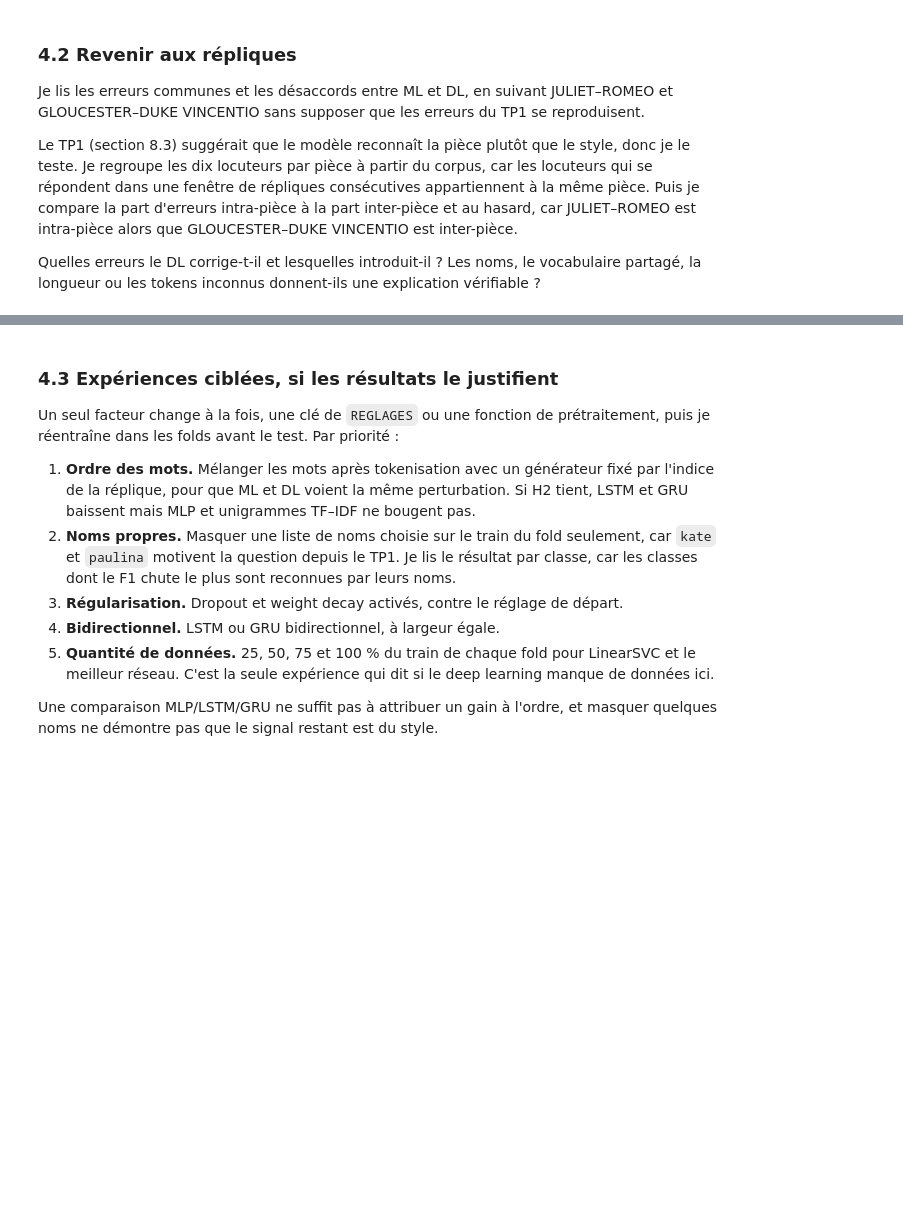
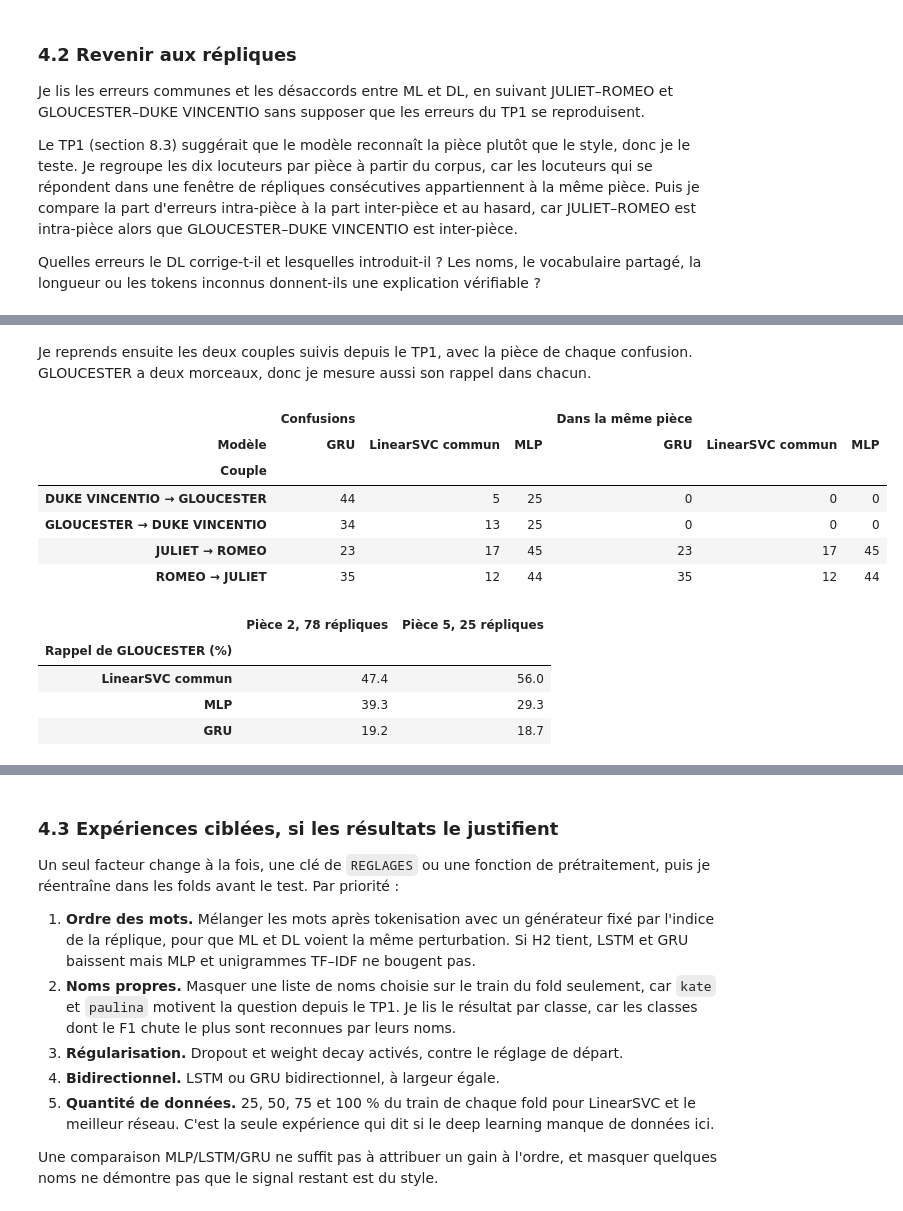
Before and after one commit to mcrayssac/ING3_IAA_GB_NLP, a Jupyter notebook: TP2_NLP_deep_learning.ipynb, the cells around one changed output, grey strips where cells are left out. Cells and saved outputs as stored; diff of their text form; code cells hidden in the pictures; blank space fills up the shorter version.

```diff
--- a/TP2_NLP_deep_learning.ipynb
+++ b/TP2_NLP_deep_learning.ipynb
@@ -2390,0 +2554,44 @@ Quelles erreurs le DL corrige-t-il et lesquelles introduit-il ? Les noms, le voc
+# %% [markdown]
+Je reprends ensuite les deux couples suivis depuis le TP1, avec la pièce de chaque confusion. GLOUCESTER a deux morceaux, donc je mesure aussi son rappel dans chacun.
+# %%
+# Couples suivis depuis le TP1 : confusions par modèle, seeds sommées, puis GLOUCESTER par morceau.
+
+
+def confusions_couple(nom: str, reel: str, predit: str) -> dict:
+    """Confusions d'un couple sur toutes les seeds, et combien restent dans la même pièce."""
+    cas = [i for jeu in jeux_predictions(nom)
+           for i in jeu.index[(y_train == reel) & (jeu == predit)]]
+    return {'Modèle': nom, 'Couple': f'{reel} → {predit}', 'Confusions': len(cas),
+            'Dans la même pièce': sum(dans_la_piece(i, predit) for i in cas)}
+
+
+def rappel_par_piece(nom: str, locuteur: str) -> dict:
+    """Rappel d'un locuteur dans chacune de ses pièces, toutes seeds confondues."""
+    rappels = {'Modèle': nom}
+    for piece in sorted(pieces_du_locuteur[locuteur]):
+        indices = y_train.index[(y_train == locuteur) & (piece_de == piece)]
+        justes = sum((jeu.loc[indices] == locuteur).sum() for jeu in jeux_predictions(nom))
+        rappels[f'Pièce {piece}, {len(indices)} répliques'] = pourcentage(
+            justes, len(indices) * len(jeux_predictions(nom)))
+    return rappels
+
+
+couples = pd.DataFrame([confusions_couple(nom, reel, predit) for nom in MODELES_PIECE
+                        for reel, predit in COUPLES_TP1])
+display(couples.pivot(index='Couple', columns='Modèle',
+                      values=['Confusions', 'Dans la même pièce']))
+display(pd.DataFrame([rappel_par_piece(nom, 'GLOUCESTER') for nom in MODELES_PIECE])
+        .set_index('Modèle').round(1).rename_axis('Rappel de GLOUCESTER (%)'))
+# %% [output]
+|  | Confusions |  |  | Dans la même pièce |  |  |
+| Modèle | GRU | LinearSVC commun | MLP | GRU | LinearSVC commun | MLP |
+| Couple |  |  |  |  |  |  |
+| DUKE VINCENTIO → GLOUCESTER | 44 | 5 | 25 | 0 | 0 | 0 |
+| GLOUCESTER → DUKE VINCENTIO | 34 | 13 | 25 | 0 | 0 | 0 |
+| JULIET → ROMEO | 23 | 17 | 45 | 23 | 17 | 45 |
+| ROMEO → JULIET | 35 | 12 | 44 | 35 | 12 | 44 |
+|  | Pièce 2, 78 répliques | Pièce 5, 25 répliques |
+| Rappel de GLOUCESTER (%) |  |  |
+| LinearSVC commun | 47.4 | 56.0 |
+| MLP | 39.3 | 29.3 |
+| GRU | 19.2 | 18.7 |
```
Also changed, not shown: parts of 21 cells of this notebook.
